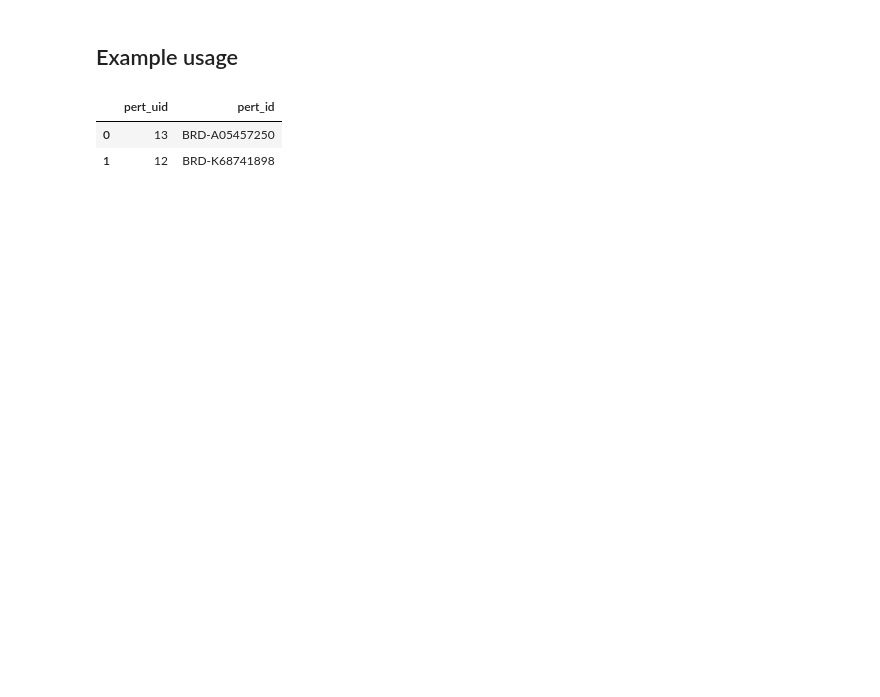
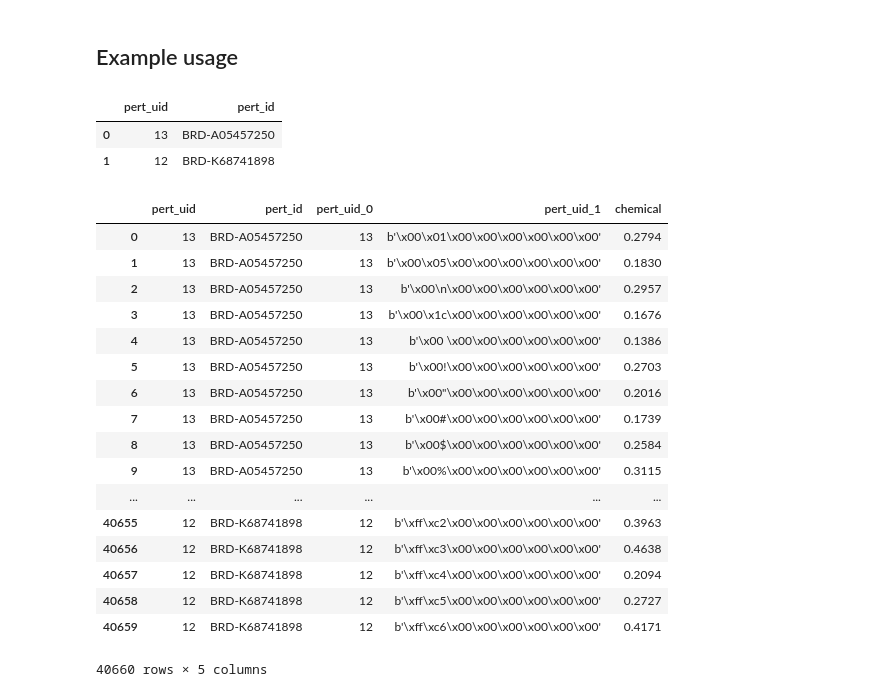
Before and after one commit to dhimmel/lincs, a Jupyter notebook: chemical-similarity.ipynb, the cells around one changed output. Drawn from its saved outputs; the diff is of its cells as text; code cells hidden in the pictures; blank space fills up the shorter version.

Commit message:
Added example code and uncovered pert_uid_1 as bytes bug

```diff
--- a/chemical-similarity.ipynb
+++ b/chemical-similarity.ipynb
@@ -67,5 +67,6 @@ for i, series in inchi_df.iterrows():
     similarities = rdkit.DataStructs.BulkDiceSimilarity(series.fingerprint, fingerprints)
     similarities = [round(x, 4) for x in similarities]
     rows = ((series.pert_uid, pert_uid, similarity) for pert_uid, similarity in zip(pert_uids, similarities))
-    cursor.executemany('INSERT INTO similarities VALUES (?,?,?)', rows)
-    connection.commit()
+    print(list(rows)[0])
+    #cursor.executemany('INSERT INTO similarities VALUES (?,?,?)', rows)
+    #connection.commit()
@@ -90,3 +110,33 @@ pandas.read_sql(query, connection, params=pert_ids)
 |  | pert_uid | pert_id |
 | 0 | 13 | BRD-A05457250 |
 | 1 | 12 | BRD-K68741898 |
+# %%
+pert_ids = ['BRD-K68741898', 'BRD-A05457250']
+
+query = """
+SELECT * FROM (
+    SELECT pert_uid, pert_id FROM perts
+    WHERE pert_id IN ({})
+) INNER JOIN similarities ON pert_uid = similarities.pert_uid_0;
+""".format(','.join('?' * len(pert_ids)))
+
+pandas.read_sql(query, connection, params=pert_ids)
+# %% [output]
+|  | pert_uid | pert_id | pert_uid_0 | pert_uid_1 | chemical |
+| 0 | 13 | BRD-A05457250 | 13 | b'\x00\x01\x00\x00\x00\x00\x00\x00' | 0.2794 |
+| 1 | 13 | BRD-A05457250 | 13 | b'\x00\x05\x00\x00\x00\x00\x00\x00' | 0.1830 |
+| 2 | 13 | BRD-A05457250 | 13 | b'\x00\n\x00\x00\x00\x00\x00\x00' | 0.2957 |
+| 3 | 13 | BRD-A05457250 | 13 | b'\x00\x1c\x00\x00\x00\x00\x00\x00' | 0.1676 |
+| 4 | 13 | BRD-A05457250 | 13 | b'\x00 \x00\x00\x00\x00\x00\x00' | 0.1386 |
+| 5 | 13 | BRD-A05457250 | 13 | b'\x00!\x00\x00\x00\x00\x00\x00' | 0.2703 |
+| 6 | 13 | BRD-A05457250 | 13 | b'\x00"\x00\x00\x00\x00\x00\x00' | 0.2016 |
+| 7 | 13 | BRD-A05457250 | 13 | b'\x00#\x00\x00\x00\x00\x00\x00' | 0.1739 |
+| 8 | 13 | BRD-A05457250 | 13 | b'\x00$\x00\x00\x00\x00\x00\x00' | 0.2584 |
+| 9 | 13 | BRD-A05457250 | 13 | b'\x00%\x00\x00\x00\x00\x00\x00' | 0.3115 |
+| ... | ... | ... | ... | ... | ... |
+| 40655 | 12 | BRD-K68741898 | 12 | b'\xff\xc2\x00\x00\x00\x00\x00\x00' | 0.3963 |
+| 40656 | 12 | BRD-K68741898 | 12 | b'\xff\xc3\x00\x00\x00\x00\x00\x00' | 0.4638 |
+| 40657 | 12 | BRD-K68741898 | 12 | b'\xff\xc4\x00\x00\x00\x00\x00\x00' | 0.2094 |
+| 40658 | 12 | BRD-K68741898 | 12 | b'\xff\xc5\x00\x00\x00\x00\x00\x00' | 0.2727 |
+| 40659 | 12 | BRD-K68741898 | 12 | b'\xff\xc6\x00\x00\x00\x00\x00\x00' | 0.4171 |
+40660 rows × 5 columns
```
Also changed, not shown: parts of 2 cells of this notebook.
